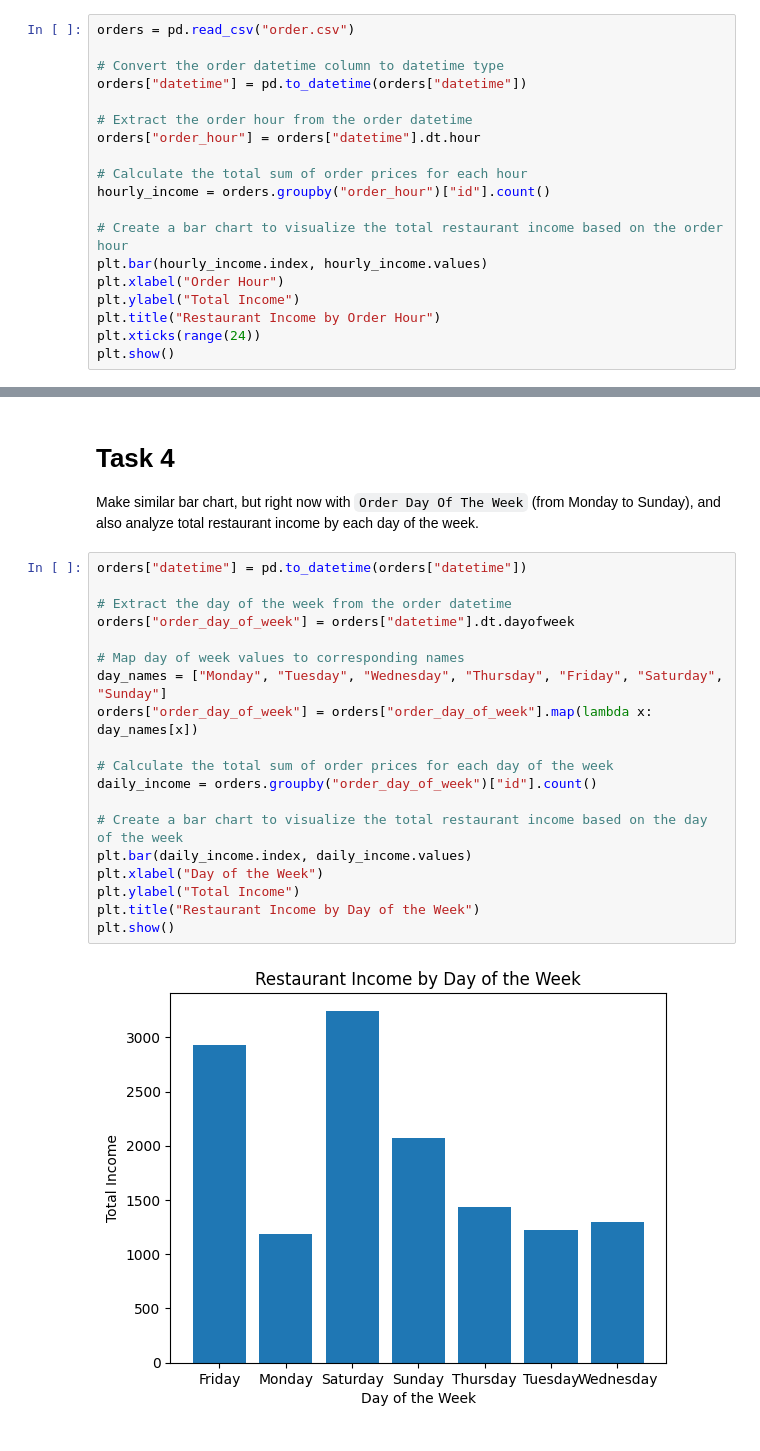
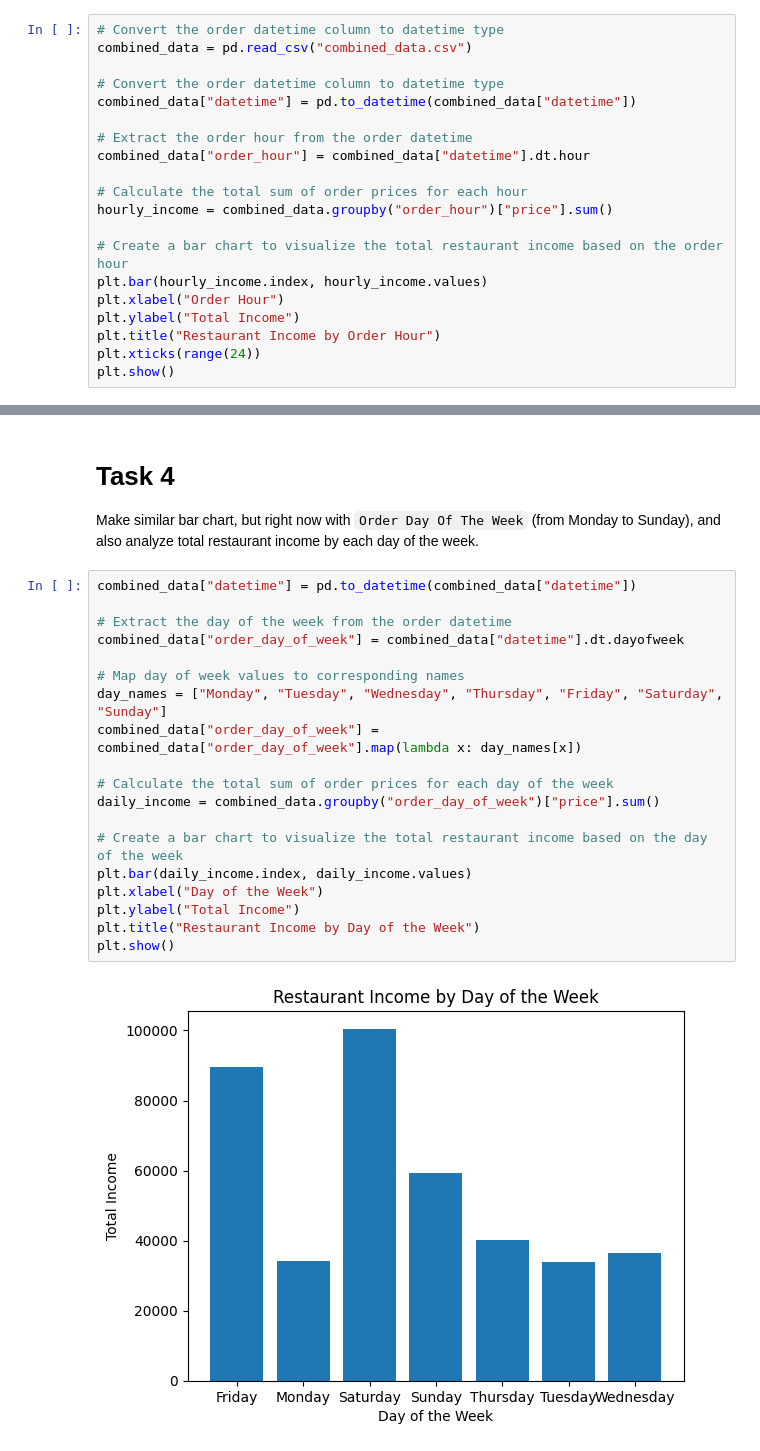
Before and after one commit to mate-academy/py-restaurant-data-analysis, a Jupyter notebook: app/main.ipynb, the cells around one changed output, grey strips where cells are left out. Drawn from its saved outputs; the diff is of its cells as text.

```diff
--- a/app/main.ipynb
+++ b/app/main.ipynb
@@ -92,16 +93,17 @@ Example:
 
 ![bar chart](../demo/bar.png)
 # %%
-orders = pd.read_csv("order.csv")
+# Convert the order datetime column to datetime type
+combined_data = pd.read_csv("combined_data.csv")
 
 # Convert the order datetime column to datetime type
-orders["datetime"] = pd.to_datetime(orders["datetime"])
+combined_data["datetime"] = pd.to_datetime(combined_data["datetime"])
 
 # Extract the order hour from the order datetime
-orders["order_hour"] = orders["datetime"].dt.hour
+combined_data["order_hour"] = combined_data["datetime"].dt.hour
 
 # Calculate the total sum of order prices for each hour
-hourly_income = orders.groupby("order_hour")["id"].count()
+hourly_income = combined_data.groupby("order_hour")["price"].sum()
 
 # Create a bar chart to visualize the total restaurant income based on the order hour
 plt.bar(hourly_income.index, hourly_income.values)
@@ -116,23 +118,23 @@ plt.show()
 # Task 4
 Make similar bar chart, but right now with `Order Day Of The Week` (from Monday to Sunday), and also analyze total restaurant income by each day of the week.
 # %%
-orders["datetime"] = pd.to_datetime(orders["datetime"])
+combined_data["datetime"] = pd.to_datetime(combined_data["datetime"])
 
 # Extract the day of the week from the order datetime
-orders["order_day_of_week"] = orders["datetime"].dt.dayofweek
+combined_data["order_day_of_week"] = combined_data["datetime"].dt.dayofweek
 
 # Map day of week values to corresponding names
 day_names = ["Monday", "Tuesday", "Wednesday", "Thursday", "Friday", "Saturday", "Sunday"]
-orders["order_day_of_week"] = orders["order_day_of_week"].map(lambda x: day_names[x])
+combined_data["order_day_of_week"] = combined_data["order_day_of_week"].map(lambda x: day_names[x])
 
 # Calculate the total sum of order prices for each day of the week
-daily_income = orders.groupby("order_day_of_week")["id"].count()
+daily_income = combined_data.groupby("order_day_of_week")["price"].sum()
 
 # Create a bar chart to visualize the total restaurant income based on the day of the week
 plt.bar(daily_income.index, daily_income.values)
 plt.xlabel("Day of the Week")
 plt.ylabel("Total Income")
 plt.title("Restaurant Income by Day of the Week")
 plt.show()
 # %% [output]
-[figure, old version]
+[figure, new version]
```
Also changed, not shown: parts of 4 cells of this notebook, 4 other files.
